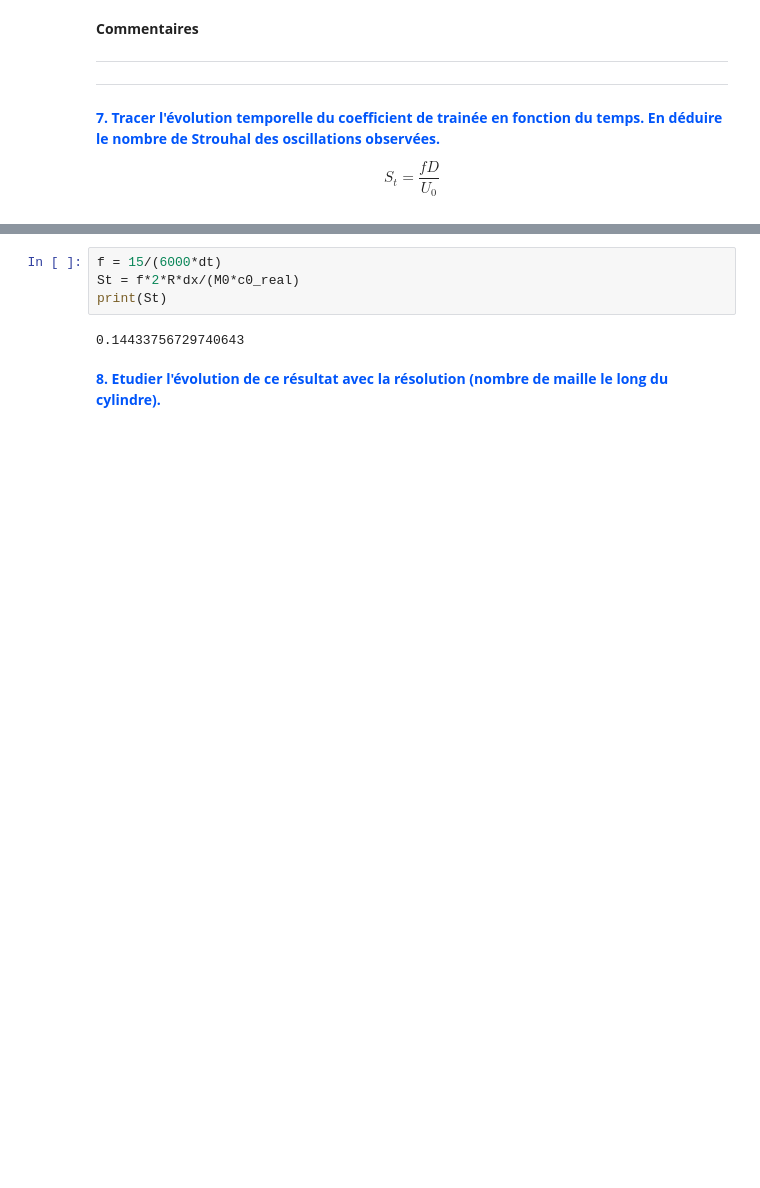
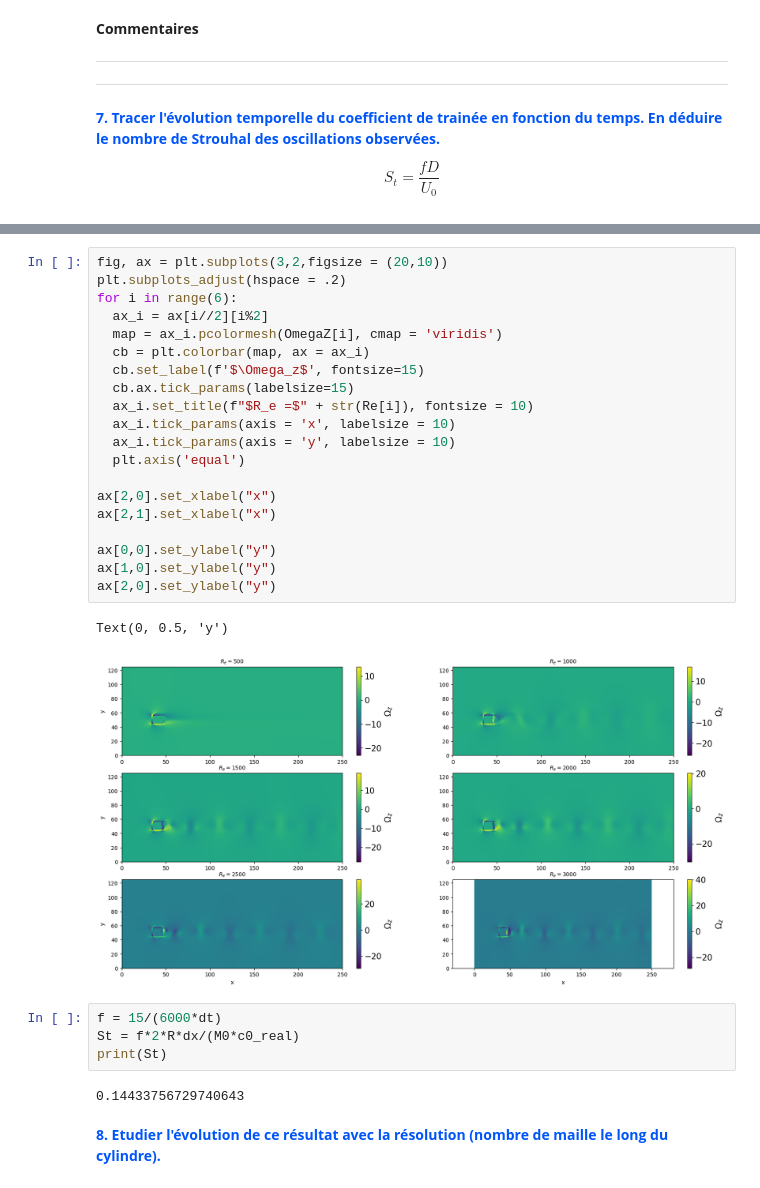
Before and after one commit to roomate/Lattice-Boltzmann-Method, a Jupyter notebook: TP3.ipynb, the cells around one changed output, grey strips where cells are left out. Drawn from its saved outputs; the diff is of its cells as text; blank space fills up the shorter version.

```diff
--- a/TP3.ipynb
+++ b/TP3.ipynb
@@ -396,3 +479,26 @@ plt.axis('equal')
+# %%
+fig, ax = plt.subplots(3,2,figsize = (20,10))
+plt.subplots_adjust(hspace = .2)
+for i in range(6):
+  ax_i = ax[i//2][i%2]
+  map = ax_i.pcolormesh(OmegaZ[i], cmap = 'viridis')
+  cb = plt.colorbar(map, ax = ax_i)
+  cb.set_label(f'$\Omega_z$', fontsize=15)
+  cb.ax.tick_params(labelsize=15)
+  ax_i.set_title(f"$R_e =$" + str(Re[i]), fontsize = 10)
+  ax_i.tick_params(axis = 'x', labelsize = 10)
+  ax_i.tick_params(axis = 'y', labelsize = 10)
+  plt.axis('equal')
+
+ax[2,0].set_xlabel("x")
+ax[2,1].set_xlabel("x")
+
+ax[0,0].set_ylabel("y")
+ax[1,0].set_ylabel("y")
+ax[2,0].set_ylabel("y")
+# %% [output]
+Text(0, 0.5, 'y')
+[figure, added]
 # %%
 f = 15/(6000*dt)
 St = f*2*R*dx/(M0*c0_real)
```
Also changed, not shown: parts of 23 cells of this notebook.
